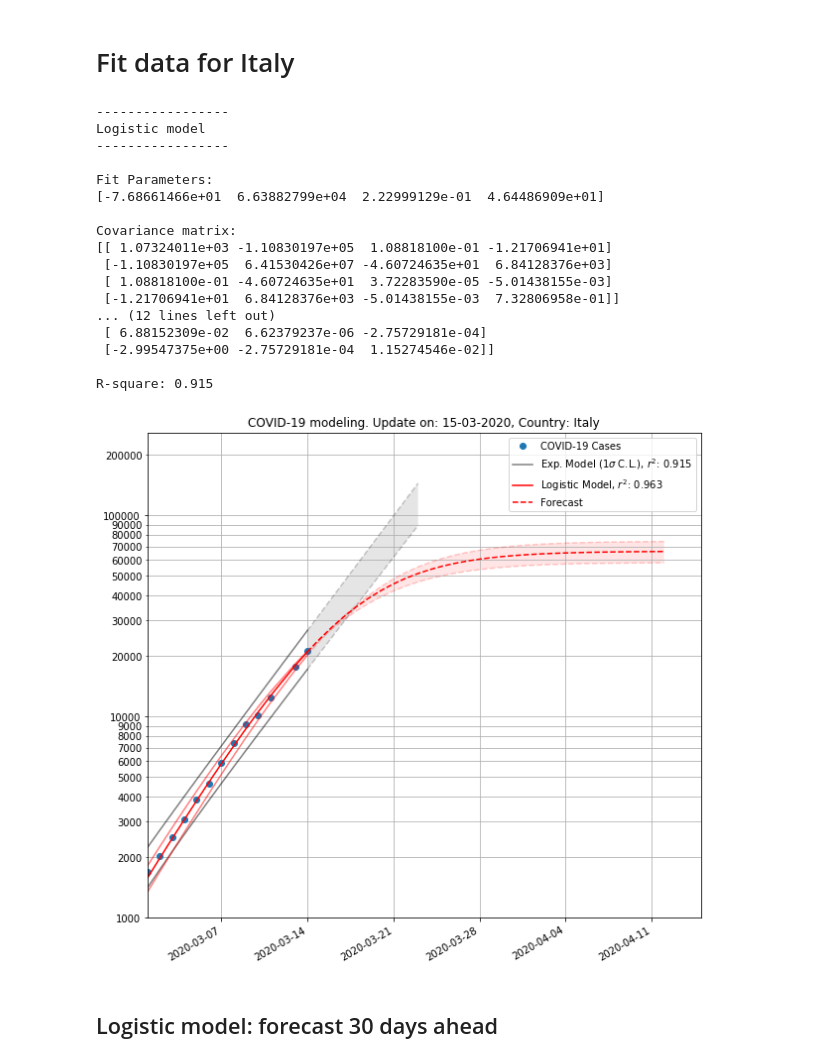
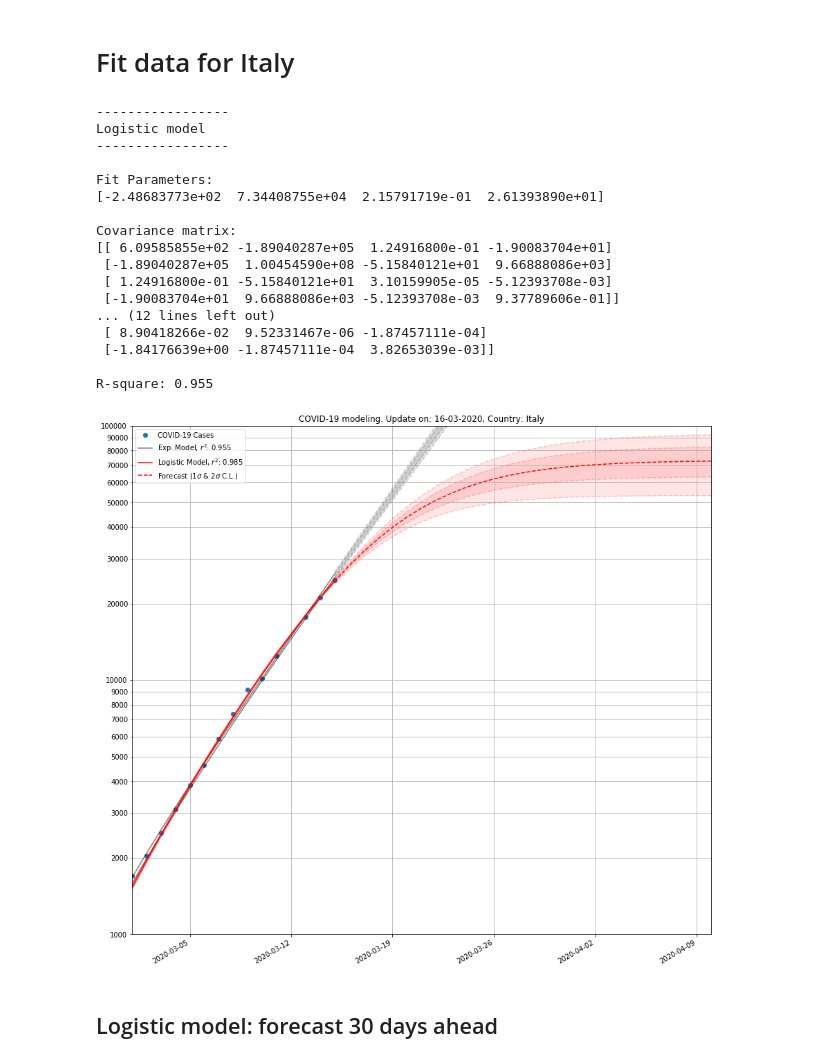
Before and after one commit to remotain/COVID-19, a Jupyter notebook: model_growth.ipynb, the cells around one changed output. Saved outputs shown, nothing was run; the diff lists cells and outputs as text; code cells hidden in the pictures.

```diff
--- a/model_growth.ipynb
+++ b/model_growth.ipynb
@@ -108,7 +141,7 @@ def predict(dates, days, model, popt, pcov):
 # %%
 # The same fit works for other country, but the intitial fit parameters must be carefully tuned
 dfit = df_confirmed_pivoted.loc[df_confirmed_pivoted['Country/Region'] == 'Italy'].reset_index(drop=True)
-dfit = dfit.loc[dfit['Cases'] > 0]
+dfit = dfit.loc[dfit['Cases'] > 10]
 
 dfit['ndays'] = (dfit['Date'] - dfit['Date'].iloc[0]).dt.days
 
@@ -121,7 +154,7 @@ print('-----------------')
 print('Logistic model')
 print('-----------------')
 print()
-p0=[-7.89564887e+01, 4.57770247e+04,  2.26454719e-01,  5.34455732e+01]
+p0=[10, 4.57770247e+04,  2.26454719e-01,  5.34455732e+01]
 popt, pcov, r_square_logit = fit_model(xdata,ydata,logistic_model, p0=p0)
 print_fit_results(popt, pcov, r_square_logit)
 df_predict_logit = predict(dfit['Date'].values, dfit['ndays'].values, logistic_model, popt, pcov)
@@ -133,7 +166,7 @@ print('-----------------')
 print('Exponential model')
 print('-----------------')
 print()
-p0=[1,1,1]
+p0=[-7.37533982e+02,1.68721374e-01,6.27460550e+00]
 popt, pcov, r_square_exp = fit_model(xdata, ydata, exponential_model, p0=p0)
 print_fit_results(popt, pcov, r_square_exp)
 df_predict_exp = predict(dfit['Date'].values, dfit['ndays'].values, exponential_model, popt, pcov)
@@ -144,62 +177,72 @@ Logistic model
 -----------------
 
 Fit Parameters:
-[-7.68661466e+01  6.63882799e+04  2.22999129e-01  4.64486909e+01]
+[-2.48683773e+02  7.34408755e+04  2.15791719e-01  2.61393890e+01]
 
 Covariance matrix:
-[[ 1.07324011e+03 -1.10830197e+05  1.08818100e-01 -1.21706941e+01]
- [-1.10830197e+05  6.41530426e+07 -4.60724635e+01  6.84128376e+03]
- [ 1.08818100e-01 -4.60724635e+01  3.72283590e-05 -5.01438155e-03]
- [-1.21706941e+01  6.84128376e+03 -5.01438155e-03  7.32806958e-01]]
+[[ 6.09585855e+02 -1.89040287e+05  1.24916800e-01 -1.90083704e+01]
+ [-1.89040287e+05  1.00454590e+08 -5.15840121e+01  9.66888086e+03]
+ [ 1.24916800e-01 -5.15840121e+01  3.10159905e-05 -5.12393708e-03]
+ [-1.90083704e+01  9.66888086e+03 -5.12393708e-03  9.37789606e-01]]
 ... (12 lines left out)
- [ 6.88152309e-02  6.62379237e-06 -2.75729181e-04]
- [-2.99547375e+00 -2.75729181e-04  1.15274546e-02]]
+ [ 8.90418266e-02  9.52331467e-06 -1.87457111e-04]
+ [-1.84176639e+00 -1.87457111e-04  3.82653039e-03]]
 
-R-square: 0.915
+R-square: 0.955
 # %%
 # Draw
-_,ax = plt.subplots(figsize=(10,10))
+_,ax = plt.subplots(figsize=(15,15))
 logy=True
 # Data
 dfit.plot('Date', 'Cases', marker='o', linestyle="None", label='COVID-19 Cases', ax=ax, logy=logy)
 
 # Exponential Model
 #df_predict_exp.plot('Date', 'Model', color='k', linestyle='-', alpha=1, label='_nolegend_', ax=ax)
-df_predict_exp.plot('Date', 'Model_sup', color='k', linestyle='-', alpha=0.5, label='Exp. Model ($1\sigma$ C.L.), $r^2$: %.3f'% r_square_exp, ax=ax)
-df_predict_exp.plot('Date', 'Model_inf', color='k', linestyle='-', alpha=0.5, label='_nolegend_', ax=ax)
+df_predict_exp.plot('Date', '1s_sup', color='k', linestyle='-', alpha=0.5, label='Exp. Model, $r^2$: %.3f'% r_square_exp, ax=ax)
+df_predict_exp.plot('Date', '1s_inf', color='k', linestyle='-', alpha=0.5, label='_nolegend_', ax=ax)
 # Exponential Model Forecast
 #df_forecast_exp.plot('Date', 'Forecast', color='k', linestyle='--', alpha=1, label='_nolegend_', ax=ax)
-df_forecast_exp.plot('Date', 'Forecast_sup', color='k', linestyle='--', alpha=0.2, label='_nolegend_', ax=ax)
-df_forecast_exp.plot('Date', 'Forecast_inf', color='k', linestyle='--', alpha=0.2, label='_nolegend_', ax=ax)
-ax.fill_between(df_forecast_exp['Date'], df_forecast_exp['Forecast_inf'], df_forecast_exp['Forecast_sup'], facecolor="k", alpha=0.1)
+df_forecast_exp.plot('Date', '1s_sup', color='k', linestyle='--', alpha=0.2, label='_nolegend_', ax=ax)
+df_forecast_exp.plot('Date', '1s_inf', color='k', linestyle='--', alpha=0.2, label='_nolegend_', ax=ax)
+df_forecast_exp.plot('Date', '2s_sup', color='k', linestyle='--', alpha=0.2, label='_nolegend_', ax=ax)
+df_forecast_exp.plot('Date', '2s_inf', color='k', linestyle='--', alpha=0.2, label='_nolegend_', ax=ax)
+ax.fill_between(df_forecast_exp['Date'], df_forecast_exp['1s_inf'], df_forecast_exp['1s_sup'], facecolor="k", alpha=0.1)
+ax.fill_between(df_forecast_exp['Date'], df_forecast_exp['2s_inf'], df_forecast_exp['2s_sup'], facecolor="k", alpha=0.1)
 
 # Logistic Model
 df_predict_logit.plot('Date', 'Model', color='r', linestyle='-', alpha=1, label='Logistic Model, $r^2$: %.3f'% r_square_logit, ax=ax)
-df_predict_logit.plot('Date', 'Model_sup', color='r', linestyle='-', alpha=0.5, label='_nolegend_', ax=ax)
-df_predict_logit.plot('Date', 'Model_inf', color='r', linestyle='-', alpha=0.5, label='_nolegend_', ax=ax)
+df_predict_logit.plot('Date', '1s_sup', color='r', linestyle='-', alpha=0.5, label='_nolegend_', ax=ax)
+df_predict_logit.plot('Date', '1s_inf', color='r', linestyle='-', alpha=0.5, label='_nolegend_', ax=ax)
 # Logistic Model Forecast
-df_forecast_logit.plot('Date', 'Forecast', color='r', linestyle='--', alpha=1, label='Forecast', ax=ax)
-df_forecast_logit.plot('Date', 'Forecast_sup', color='r', linestyle='--', alpha=0.2, label='_nolegend_', ax=ax)
-df_forecast_logit.plot('Date', 'Forecast_inf', color='r', linestyle='--', alpha=0.2, label='_nolegend_', ax=ax)
-ax.fill_between(df_forecast_logit['Date'], df_forecast_logit['Forecast_inf'], df_forecast_logit['Forecast_sup'], facecolor="red", alpha=0.1)
+df_forecast_logit.plot('Date', 'Forecast', color='r', linestyle='--', alpha=1, label='Forecast ($1\sigma$ & $2\sigma$ C.L.)', ax=ax)
+df_forecast_logit.plot('Date', '1s_sup', color='r', linestyle='--', alpha=0.2, label='_nolegend_', ax=ax)
+df_forecast_logit.plot('Date', '1s_inf', color='r', linestyle='--', alpha=0.2, label='_nolegend_', ax=ax)
+df_forecast_logit.plot('Date', '2s_sup', color='r', linestyle='--', alpha=0.2, label='_nolegend_', ax=ax)
+df_forecast_logit.plot('Date', '2s_inf', color='r', linestyle='--', alpha=0.2, label='_nolegend_', ax=ax)
+ax.fill_between(df_forecast_logit['Date'], df_forecast_logit['2s_inf'], df_forecast_logit['2s_sup'], facecolor="red", alpha=0.1)
+ax.fill_between(df_forecast_logit['Date'], df_forecast_logit['1s_inf'], df_forecast_logit['1s_sup'], facecolor="red", alpha=0.1)
 
 formatter = matplotlib.ticker.ScalarFormatter()
 formatter.set_scientific(False)
 ax.yaxis.set_minor_formatter(formatter)
 ax.yaxis.set_major_formatter(formatter)
 
 from datetime import datetime
 plt.title('COVID-19 modeling. Update on: %s, Country: %s' %(datetime.today().strftime('%d-%m-%Y'),dfit['Country/Region'].values[0]))
 plt.grid(axis='both',which='both')
 plt.xlabel('')
 
 #Axis limit
-ax.set_xlim(['2020-03-01','2020-04-15'])
-ax.set_ylim([1000, None])
+ax.set_xlim(['2020-03-01','2020-04-10'])
+ax.set_ylim([1000, 100000])
+
+# Zoom
+#ax.set_xlim(['2020-03-13','2020-03-16'])
+#ax.set_ylim([20000, 28000])
 
 plt.show()
 # %% [output]
-[figure, old version]
+[figure, new version]
 # %% [markdown]
 ## Logistic model: forecast 30 days ahead
 # %%
```
Also changed, not shown: parts of 2 cells of this notebook.
